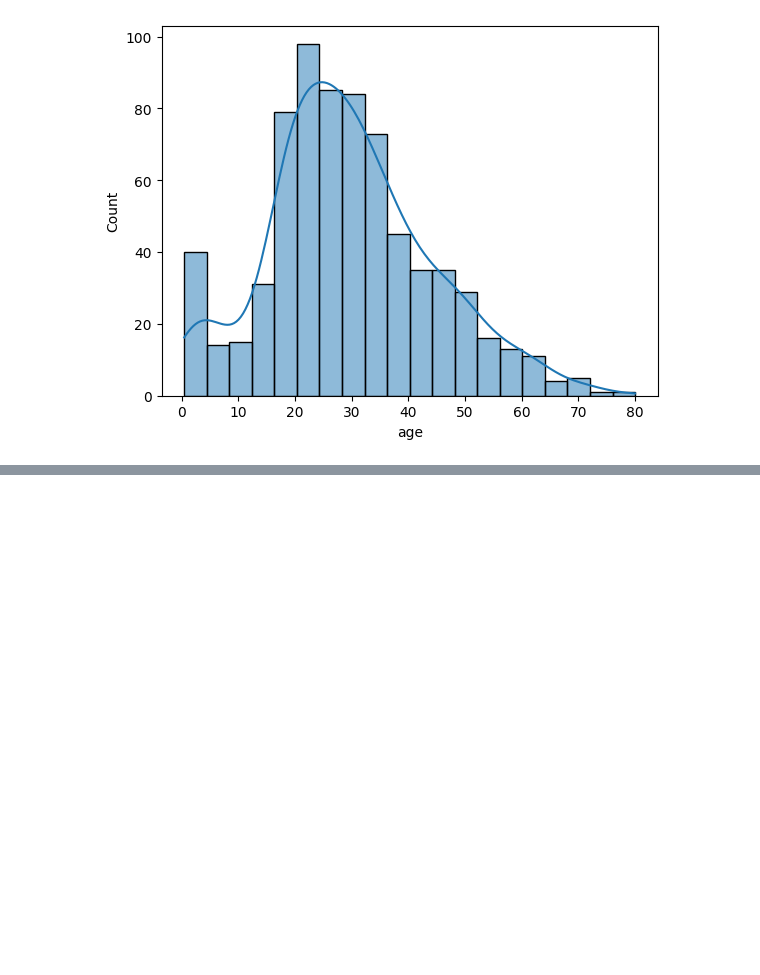
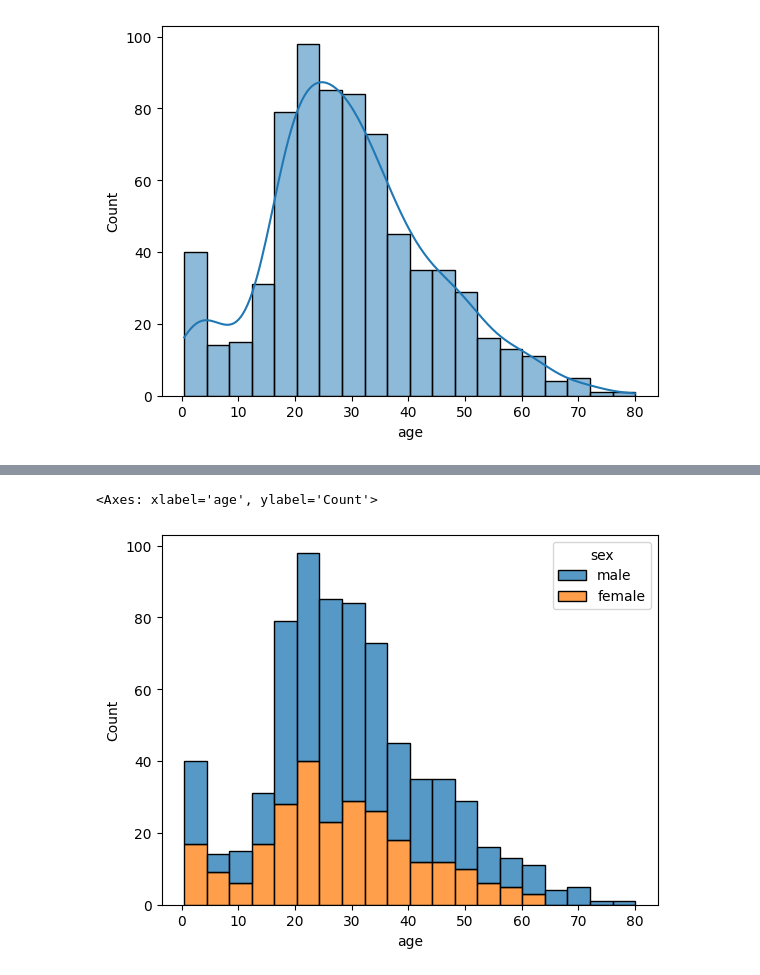
Before and after one commit to fgsantosti/topicos_especiais_desenvolvimento, a Jupyter notebook: introducao_analise_dados.ipynb, the cells around one changed output, grey strips where cells are left out. Saved outputs shown, nothing was run; the diff lists cells and outputs as text; code cells hidden in the pictures; blank space fills up the shorter version.

```diff
--- a/introducao_analise_dados.ipynb
+++ b/introducao_analise_dados.ipynb
@@ -135,0 +147,6 @@ plt.show()
+# %%
+titanic = sns.load_dataset("titanic")
+sns.histplot(data=titanic, x="age", hue="sex", multiple="stack")
+# %% [output]
+<Axes: xlabel='age', ylabel='Count'>
+[figure, added]
```
Also changed, not shown: parts of 33 cells of this notebook.
